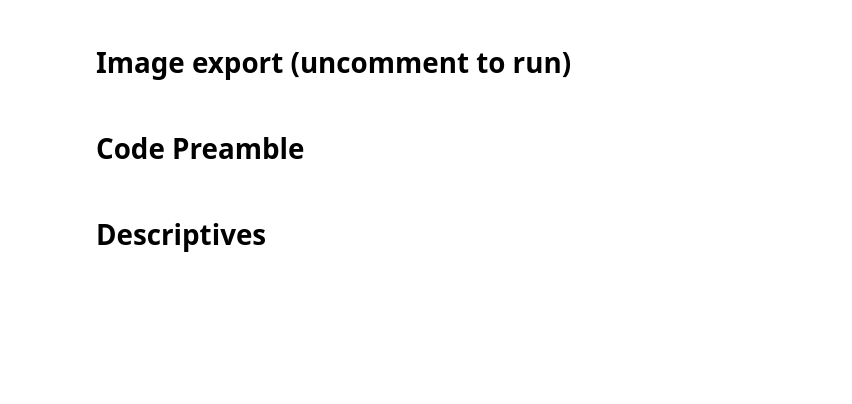
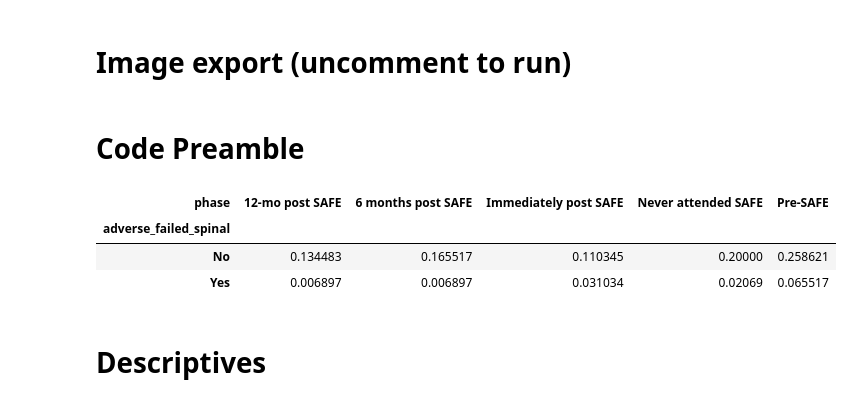
Before and after one commit to lawtj/safe, a Jupyter notebook: safe_evaluation.ipynb, the cells around one changed output. Saved outputs shown, nothing was run; the diff lists cells and outputs as text; code cells hidden in the pictures; blank space fills up the shorter version.

Commit message:
playing with spinal crosstab

```diff
--- a/safe_evaluation.ipynb
+++ b/safe_evaluation.ipynb
@@ -83,6 +83,13 @@ def barchart():
     taba = taba[['All']]
     fig = go.Figure(go.Bar(x=taba.index, y=taba['All']))
     return fig
+# %%
+pd.crosstab(df['adverse_failed_spinal'], df['phase'], normalize=True)
+# %% [output]
+| phase | 12-mo post SAFE | 6 months post SAFE | Immediately post SAFE | Never attended SAFE | Pre-SAFE |
+| adverse_failed_spinal |  |  |  |  |  |
+| No | 0.134483 | 0.165517 | 0.110345 | 0.20000 | 0.258621 |
+| Yes | 0.006897 | 0.006897 | 0.031034 | 0.02069 | 0.065517 |
 # %% [markdown]
 # Descriptives
 # %% [markdown]
```
Also changed, not shown: parts of 3 cells of this notebook.
